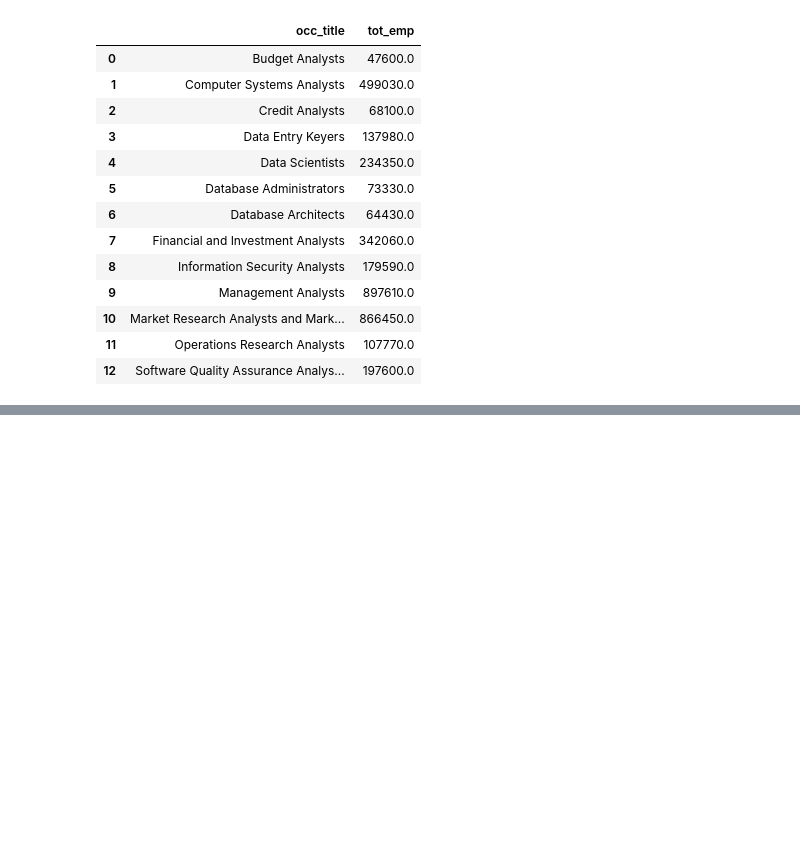
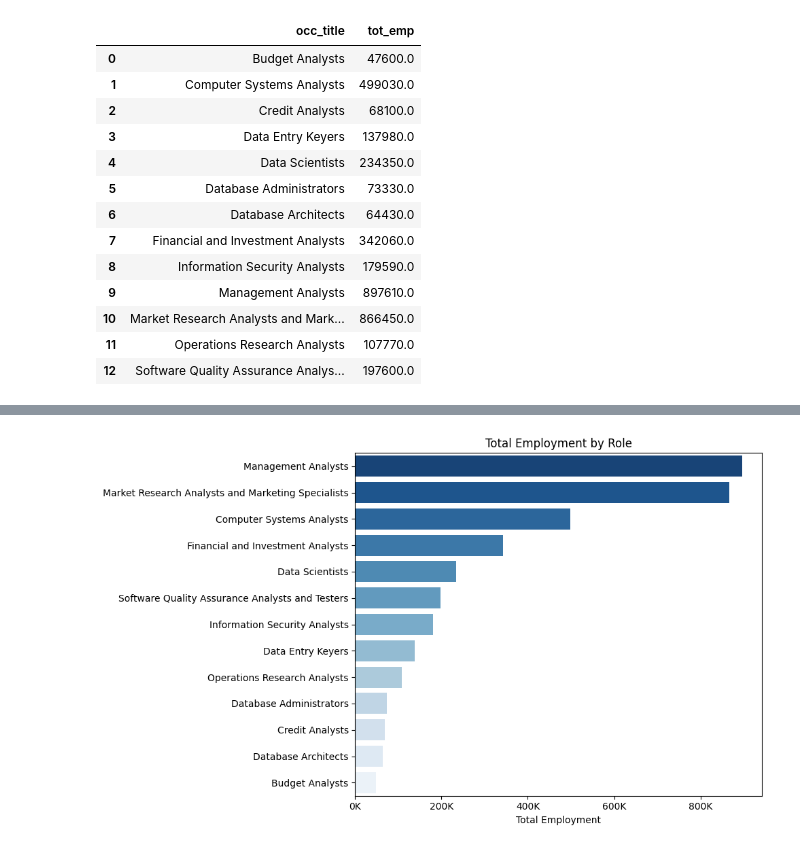
Before and after one commit to hellojohncruz/DATA-608, a Jupyter notebook: Story 04/data_salaries.ipynb, the cells around one changed output, grey strips where cells are left out. Saved outputs shown, nothing was run; the diff lists cells and outputs as text; code cells hidden in the pictures; blank space fills up the shorter version.

```diff
--- a/Story 04/data_salaries.ipynb
+++ b/Story 04/data_salaries.ipynb
@@ -176,0 +155,28 @@ fig_map.show()
+# %%
+import matplotlib.ticker as mticker
+
+# Sort by total employment for better readability
+total_emp_df = total_emp_df.sort_values('tot_emp', ascending=False)
+
+# Create figure
+plt.figure(figsize=(10, 6))
+sns.barplot(
+    data=total_emp_df,
+    y='occ_title',
+    x='tot_emp',
+    hue='occ_title',
+    palette='Blues_r'
+)
+
+# Format x-axis labels as K (thousands)
+ax = plt.gca()
+ax.xaxis.set_major_formatter(mticker.FuncFormatter(lambda x, _: f'{int(x/1000)}K'))
+
+# Titles and labels
+plt.title('Total Employment by Role')
+plt.xlabel('Total Employment')
+plt.ylabel('')
+plt.tight_layout()
+plt.show()
+# %% [output]
+[figure, added]
```
Also changed, not shown: parts of 25 cells of this notebook.
